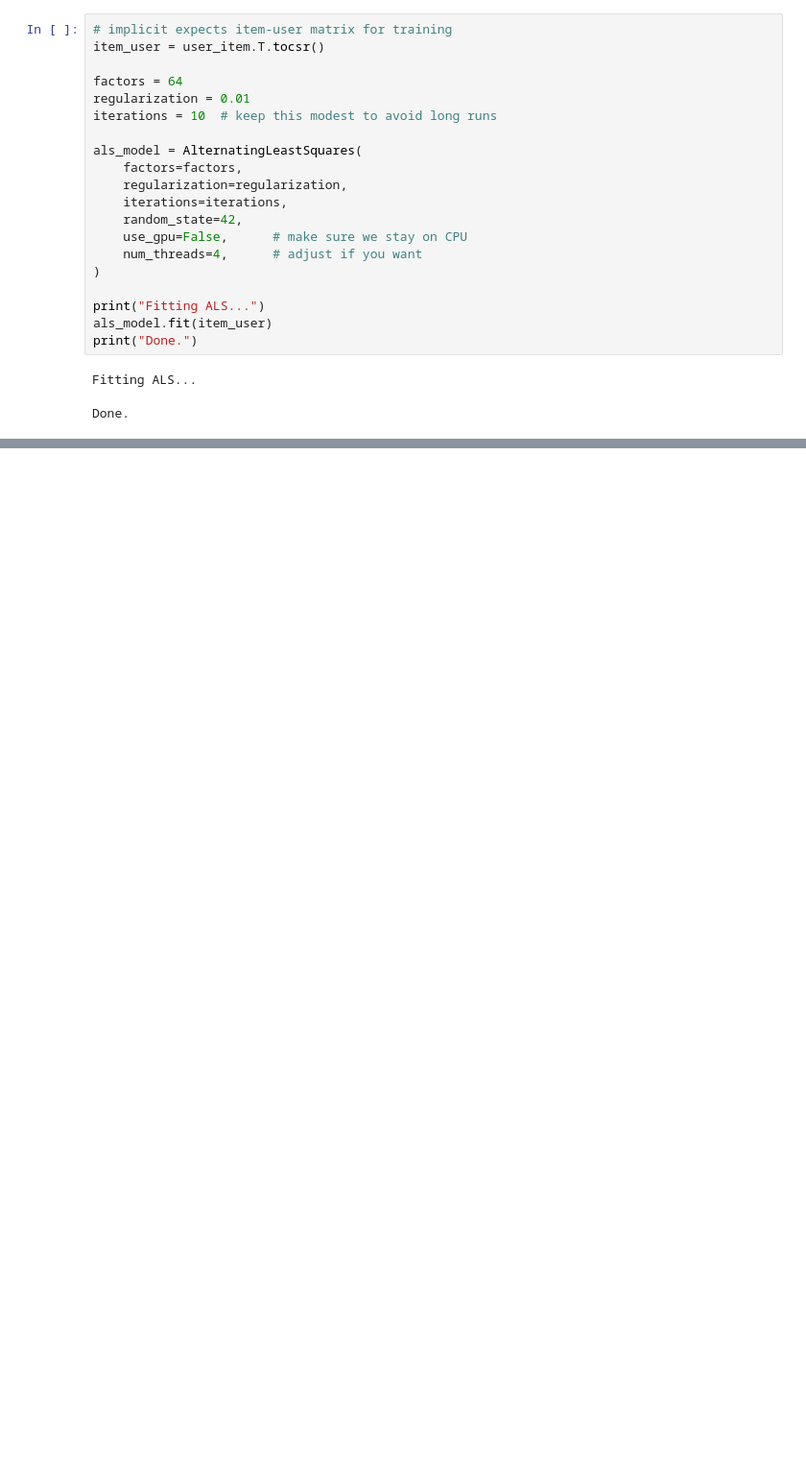
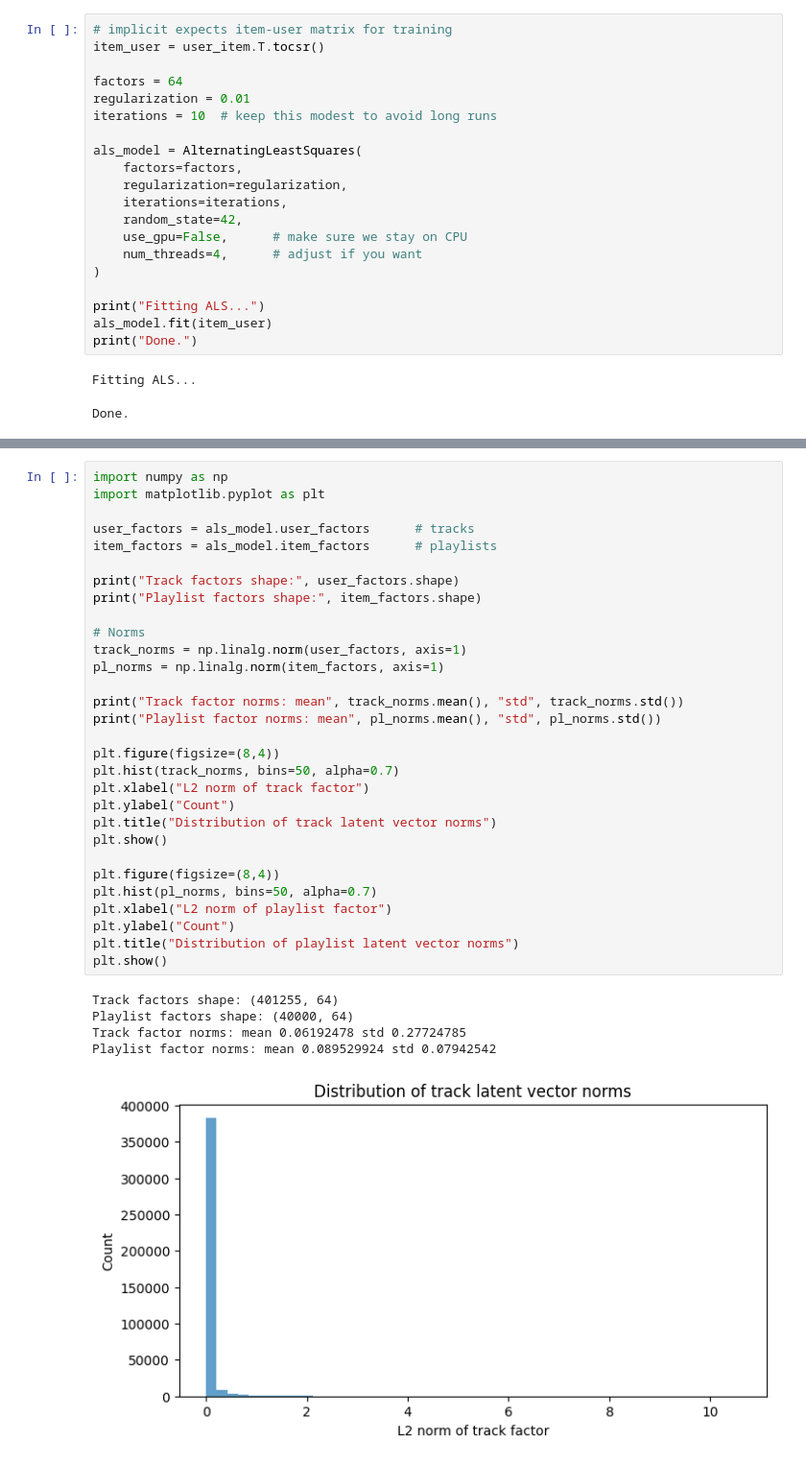
Before and after one commit to KieranSatheesan/Music_Recommender, a Jupyter notebook: notebooks/09_als_matrix_factorization.ipynb, the cells around one changed output, grey strips where cells are left out. Shown at 96% size. Cells and saved outputs as stored; diff of their text form; blank space fills up the shorter version.

```diff
--- a/notebooks/09_als_matrix_factorization.ipynb
+++ b/notebooks/09_als_matrix_factorization.ipynb
@@ -278,0 +290,36 @@ IndexError: index 47929 is out of bounds for axis 1 with size 40000
+# %%
+import numpy as np
+import matplotlib.pyplot as plt
+
+user_factors = als_model.user_factors      # tracks
+item_factors = als_model.item_factors      # playlists
+
+print("Track factors shape:", user_factors.shape)
+print("Playlist factors shape:", item_factors.shape)
+
+# Norms
+track_norms = np.linalg.norm(user_factors, axis=1)
+pl_norms = np.linalg.norm(item_factors, axis=1)
+
+print("Track factor norms: mean", track_norms.mean(), "std", track_norms.std())
+print("Playlist factor norms: mean", pl_norms.mean(), "std", pl_norms.std())
+
+plt.figure(figsize=(8,4))
+plt.hist(track_norms, bins=50, alpha=0.7)
+plt.xlabel("L2 norm of track factor")
+plt.ylabel("Count")
+plt.title("Distribution of track latent vector norms")
+plt.show()
+
+plt.figure(figsize=(8,4))
+plt.hist(pl_norms, bins=50, alpha=0.7)
+plt.xlabel("L2 norm of playlist factor")
+plt.ylabel("Count")
+plt.title("Distribution of playlist latent vector norms")
+plt.show()
+# %% [output]
+Track factors shape: (401255, 64)
+Playlist factors shape: (40000, 64)
+Track factor norms: mean 0.06192478 std 0.27724785
+Playlist factor norms: mean 0.089529924 std 0.07942542
+[figure, added]
```
Also changed, not shown: parts of 21 cells of this notebook.
